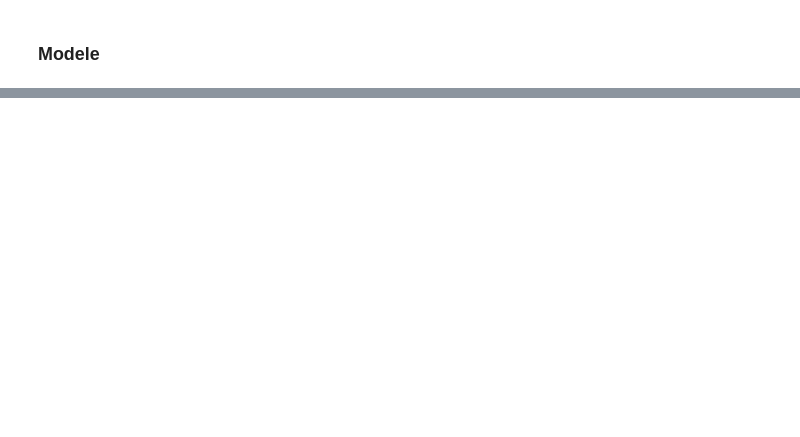
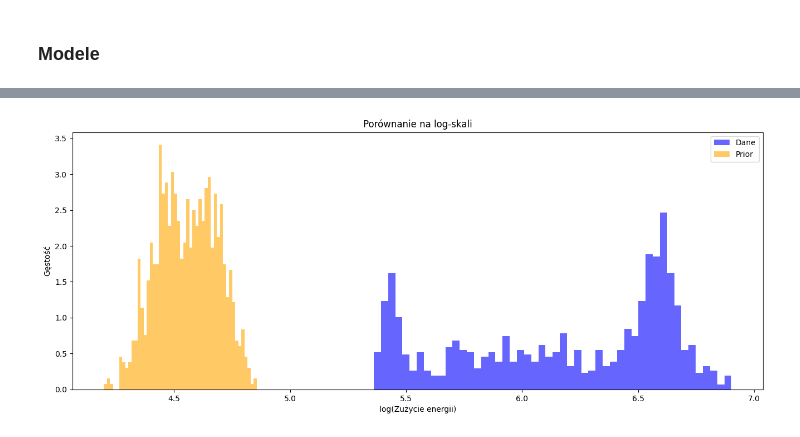
Before and after one commit to Julnowak/SensIO-Smart_Home_App, a Jupyter notebook: BAYESIAN/test.ipynb, the cells around one changed output, grey strips where cells are left out. Saved outputs shown, nothing was run; the diff lists cells and outputs as text; code cells hidden in the pictures; blank space fills up the shorter version.

```diff
--- a/BAYESIAN/test.ipynb
+++ b/BAYESIAN/test.ipynb
@@ -401,0 +716,30 @@ df_test
+# %%
+# Przykładowe dane czasowe
+df_seasonal = df_final[:1000]
+df_seasonal['hour'] = df_seasonal['timestamp'].dt.hour
+df_seasonal['day_of_week'] = df_seasonal['timestamp'].dt.dayofweek
+
+model_prior_seasonal = CmdStanModel(stan_file='prior_seasonal.stan')
+
+data = {
+    'N': len(df_seasonal),
+    'sqm': df_seasonal['sqm'].values,
+    'temp': df_seasonal['airTemperature'].values,
+    'hour': df_seasonal['hour'].values,
+    'day_of_week': df_seasonal['day_of_week'].values
+}
+
+# Sampling z priora
+prior_1_seasonal = model_prior_seasonal.sample(
+    data=data,
+    iter_sampling=1000,
+    iter_warmup=1,
+    chains=1,
+    fixed_param=True,
+    seed=29042020,
+    refresh=100,
+)
+
+# Odczyt wyników
+prior_seasonal_df = prior_1_seasonal.draws_pd()
+prior_seasonal_df.head()
@@ -401,0 +808,12 @@ df_test
+# %%
+prior_samples = prior_1_seasonal.y_sim.mean(axis=0)
+
+plt.hist(np.log1p(df_seasonal["energy_consumption"]), bins=50, alpha=0.6, label="Dane", color='blue', density=True)
+plt.hist(np.log1p(prior_samples), bins=50, alpha=0.6, label="Prior", color='orange', density=True)
+plt.legend()
+plt.xlabel("log(Zużycie energii)")
+plt.ylabel("Gęstość")
+plt.title("Porównanie na log-skali")
+plt.show()
+# %% [output]
+[figure, added]
```
Also changed, not shown: parts of 46 cells of this notebook, 27 other files.
